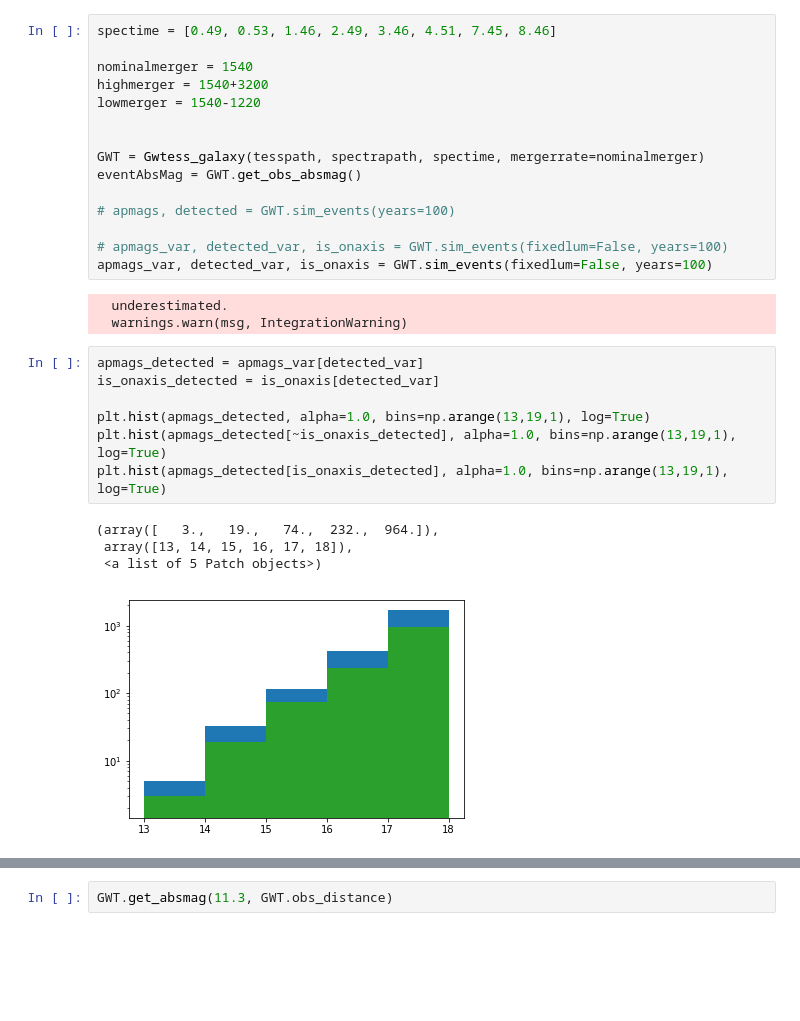
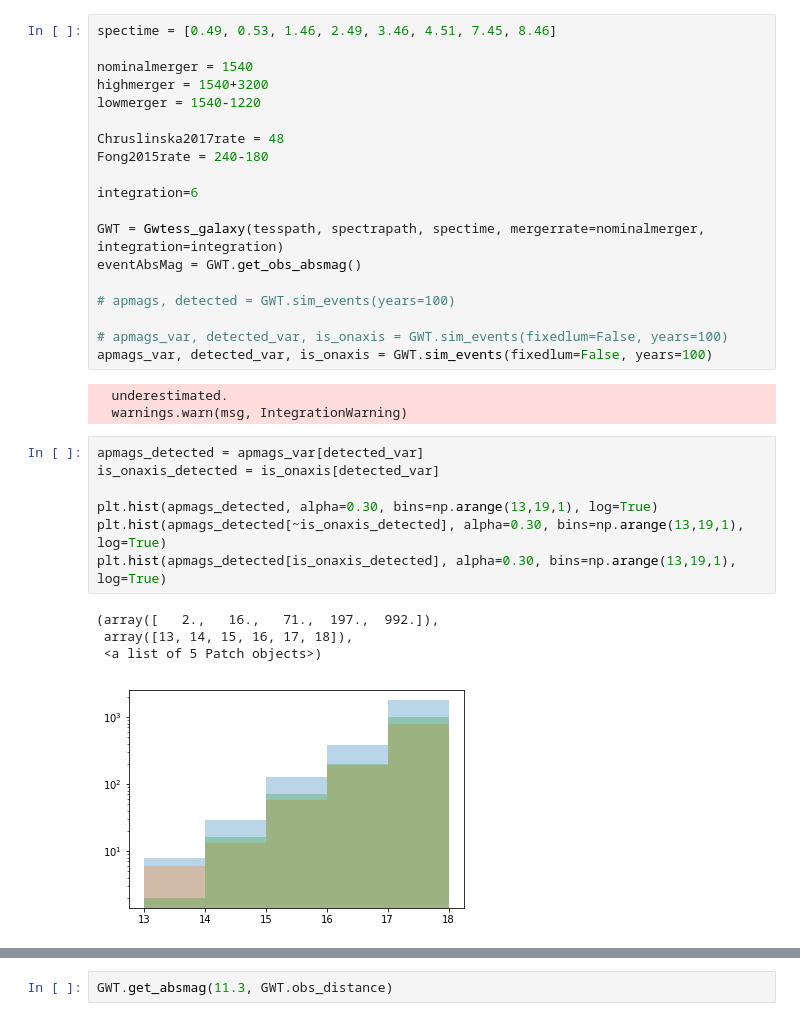
Before and after one commit to mrtommyb/messing-with-gw, a Jupyter notebook: code/gw_mag_v3.ipynb, the cells around one changed output, grey strips where cells are left out. Drawn from its saved outputs; the diff is of its cells as text; blank space fills up the shorter version.

```diff
--- a/code/gw_mag_v3.ipynb
+++ b/code/gw_mag_v3.ipynb
@@ -19,8 +21,12 @@ nominalmerger = 1540
 highmerger = 1540+3200
 lowmerger = 1540-1220
 
+Chruslinska2017rate = 48
+Fong2015rate = 240-180
 
-GWT = Gwtess_galaxy(tesspath, spectrapath, spectime, mergerrate=nominalmerger)
+integration=6
+
+GWT = Gwtess_galaxy(tesspath, spectrapath, spectime, mergerrate=nominalmerger, integration=integration)
 eventAbsMag = GWT.get_obs_absmag()
 
 # apmags, detected = GWT.sim_events(years=100)
@@ -33,15 +39,15 @@ apmags_var, detected_var, is_onaxis = GWT.sim_events(fixedlum=False, years=100)
 # %%
 apmags_detected = apmags_var[detected_var]
 is_onaxis_detected = is_onaxis[detected_var]
 
-plt.hist(apmags_detected, alpha=1.0, bins=np.arange(13,19,1), log=True)
-plt.hist(apmags_detected[~is_onaxis_detected], alpha=1.0, bins=np.arange(13,19,1), log=True)
-plt.hist(apmags_detected[is_onaxis_detected], alpha=1.0, bins=np.arange(13,19,1), log=True)
+plt.hist(apmags_detected, alpha=0.30, bins=np.arange(13,19,1), log=True)
+plt.hist(apmags_detected[~is_onaxis_detected], alpha=0.30, bins=np.arange(13,19,1), log=True)
+plt.hist(apmags_detected[is_onaxis_detected], alpha=0.30, bins=np.arange(13,19,1), log=True)
 # %% [output]
-(array([   3.,   19.,   74.,  232.,  964.]),
+(array([   2.,   16.,   71.,  197.,  992.]),
  array([13, 14, 15, 16, 17, 18]),
  <a list of 5 Patch objects>)
-[figure, old version]
+[figure, new version]
 # %%
 print('total detections for variable brightness = {:.2f}'.format(
     apmags_detected.shape[0] * 0.041 / 1))
```
Also changed, not shown: parts of 26 cells of this notebook, 26 other files.
